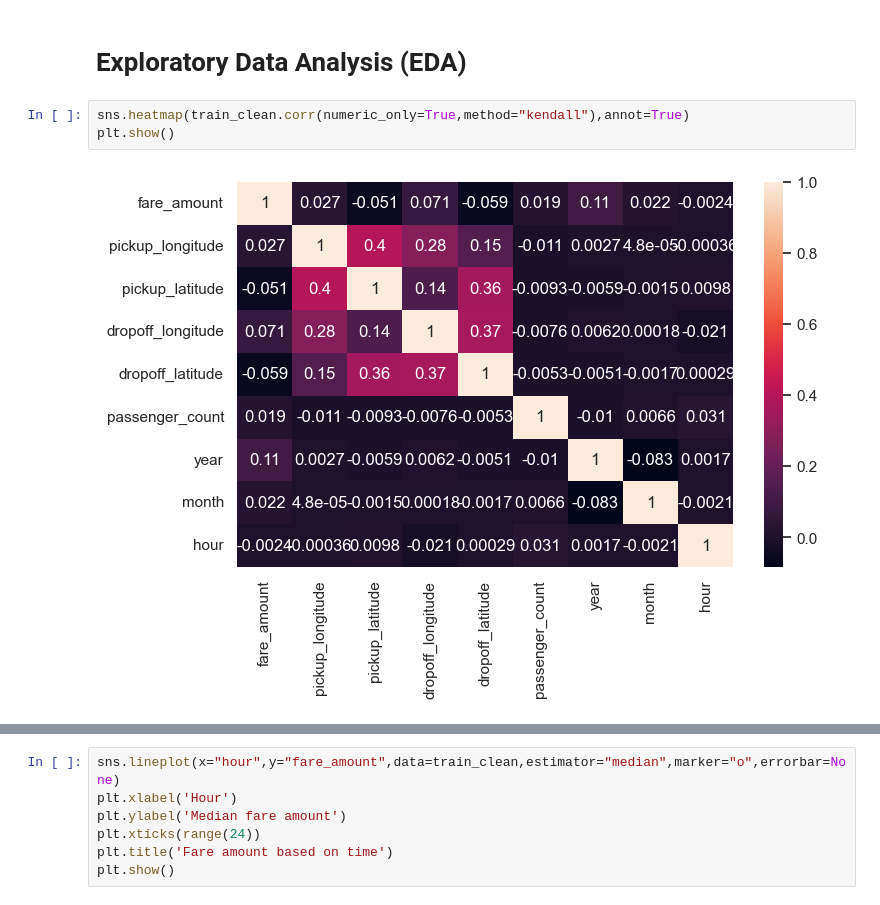
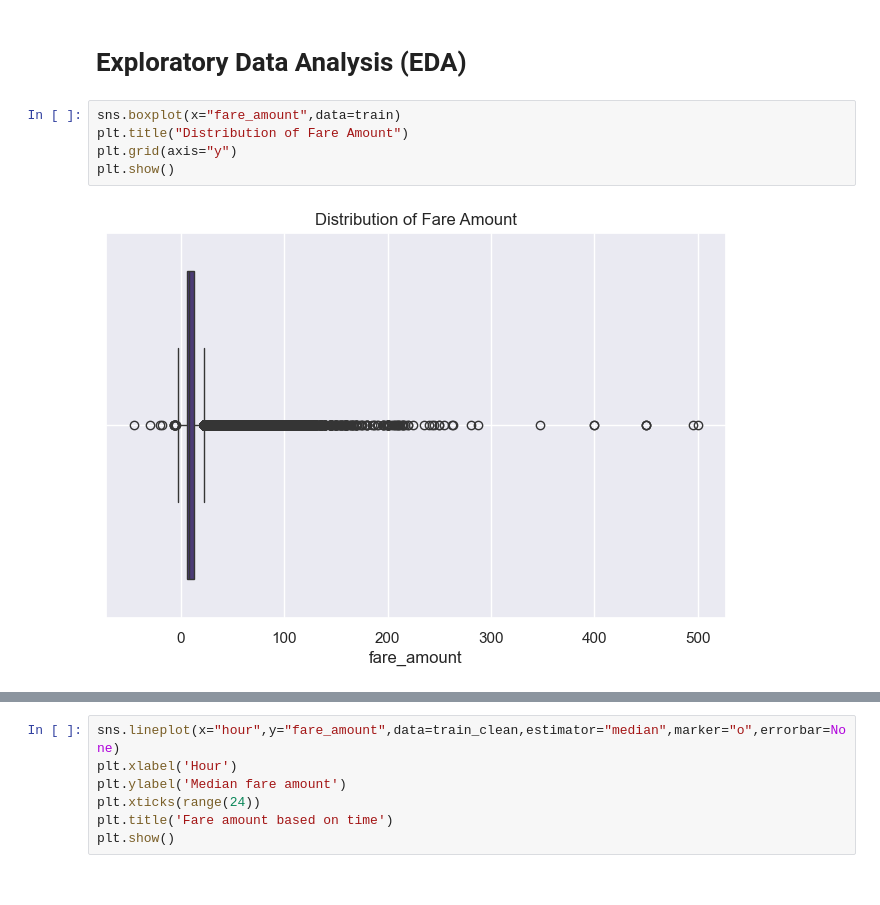
Before and after one commit to aguchhait-stack/nyc-taxi-fare-prediction, a Jupyter notebook: nyc-taxi-fare-prediction.ipynb, the cells around one changed output, grey strips where cells are left out. Cells and saved outputs as stored; diff of their text form.

```diff
--- a/nyc-taxi-fare-prediction.ipynb
+++ b/nyc-taxi-fare-prediction.ipynb
@@ -127,7 +73,9 @@ train_clean["hour"]=train_clean["pickup_datetime"].dt.hour
 # %% [markdown]
 # Exploratory Data Analysis (EDA)
-# %%
-sns.heatmap(train_clean.corr(numeric_only=True,method="kendall"),annot=True)
-plt.show()
-# %% [output]
-[figure, old version]
+# %%
+sns.boxplot(x="fare_amount",data=train)
+plt.title("Distribution of Fare Amount")
+plt.grid(axis="y")
+plt.show()
+# %% [output]
+[figure, added]
```
Also changed, not shown: parts of 38 cells of this notebook, 13 other files.
